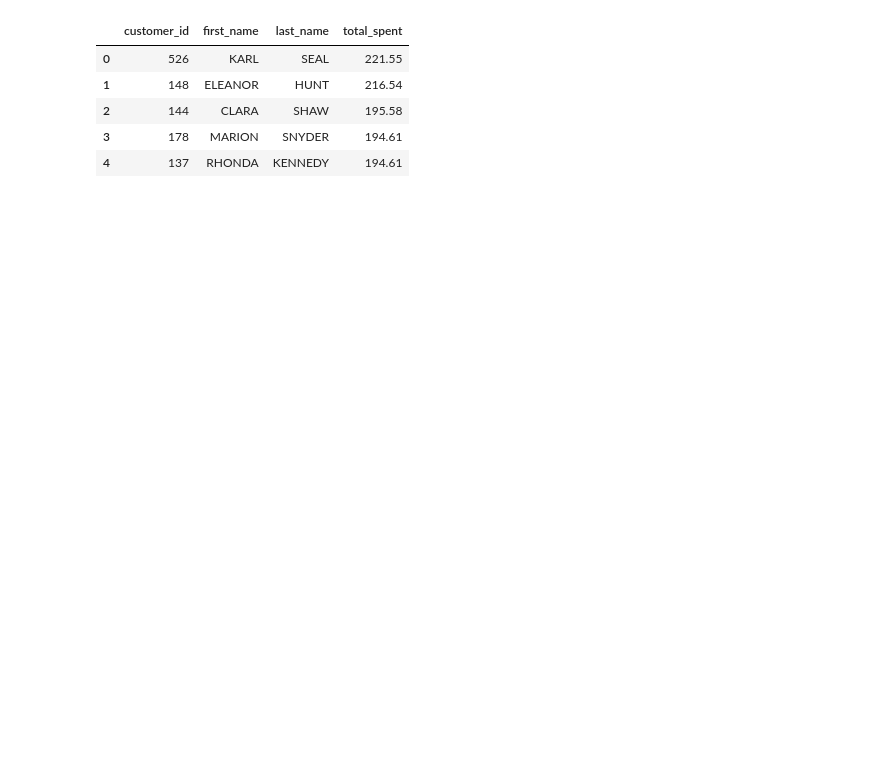
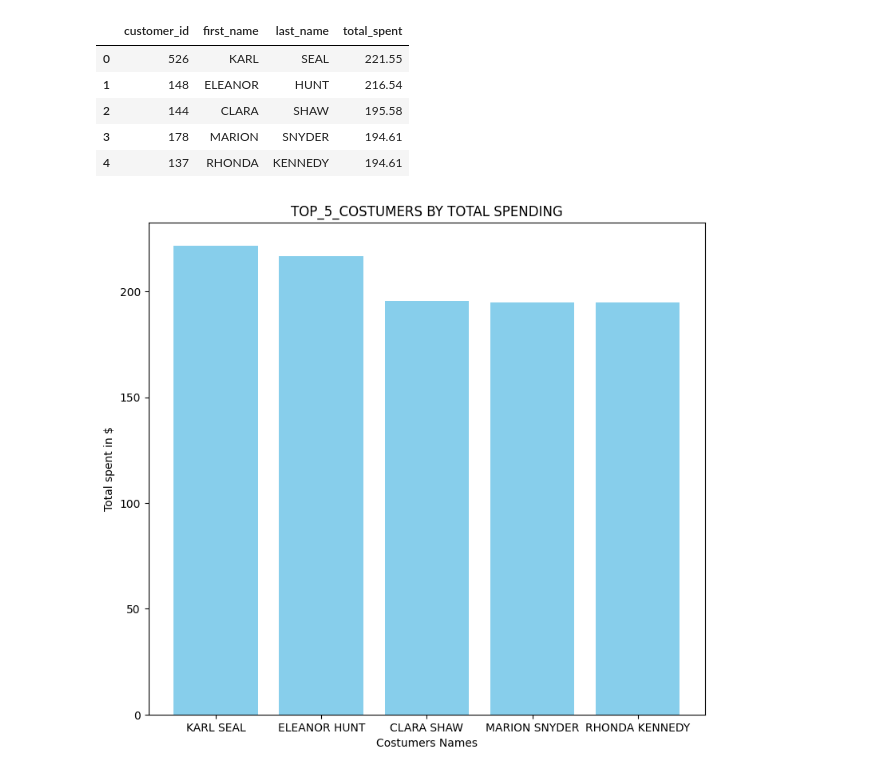
Before and after one commit to Zm-ah/sql_Zineb_Moihib_lab_DE25, a Jupyter notebook: connect_duckdb_python.ipynb, the cells around one changed output. Drawn from its saved outputs; the diff is of its cells as text; code cells hidden in the pictures; blank space fills up the shorter version.

Commit message:
the plot are concluded

```diff
--- a/connect_duckdb_python.ipynb
+++ b/connect_duckdb_python.ipynb
@@ -438,3 +439,15 @@ top_5_costumers
 | 2 | 144 | CLARA | SHAW | 195.58 |
 | 3 | 178 | MARION | SNYDER | 194.61 |
 | 4 | 137 | RHONDA | KENNEDY | 194.61 |
+# %%
+names = top_5_costumers["first_name"] + " " + top_5_costumers["last_name"]
+spent = top_5_costumers["total_spent"]
+
+plt.figure(figsize=(9,8))
+plt.bar(names,spent, color="skyblue")
+plt.title("TOP_5_COSTUMERS BY TOTAL SPENDING")
+plt.xlabel("Costumers Names")
+plt.ylabel("Total spent in $")
+plt.show()
+# %% [output]
+[figure, added]
```
Also changed, not shown: parts of 7 cells of this notebook.
